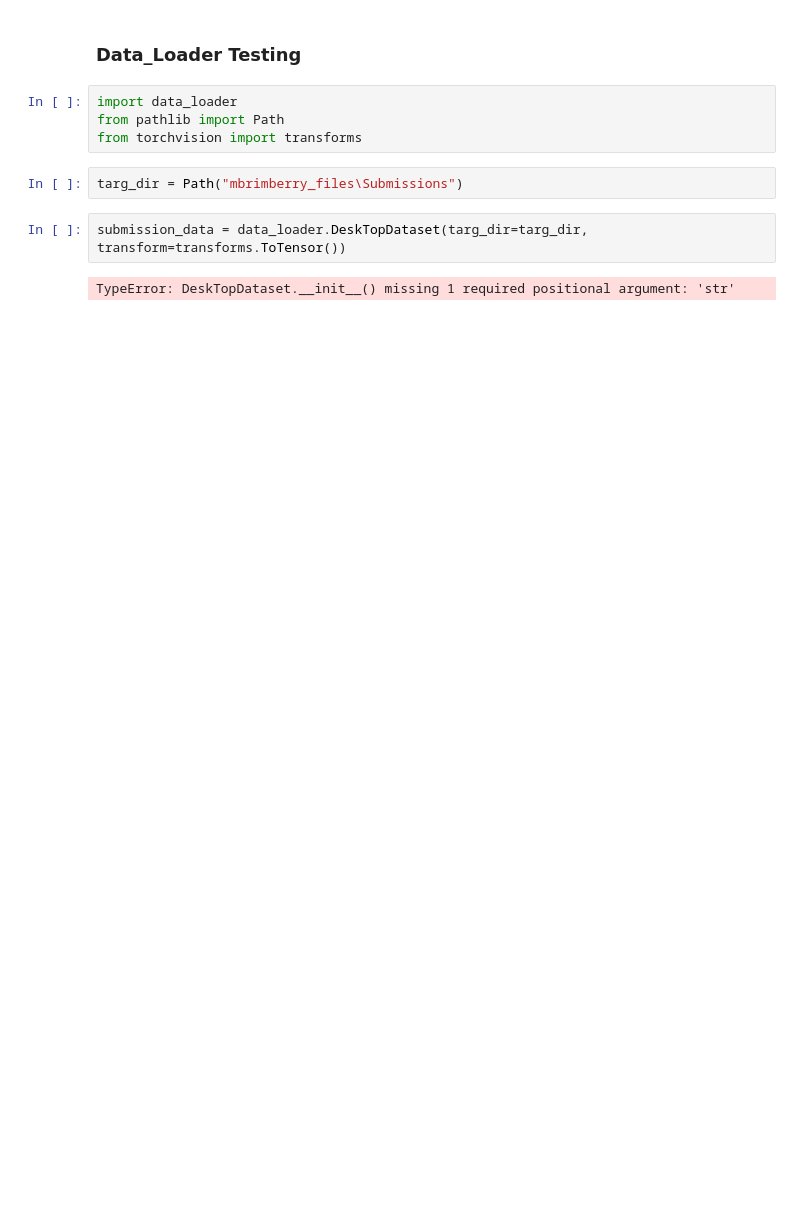
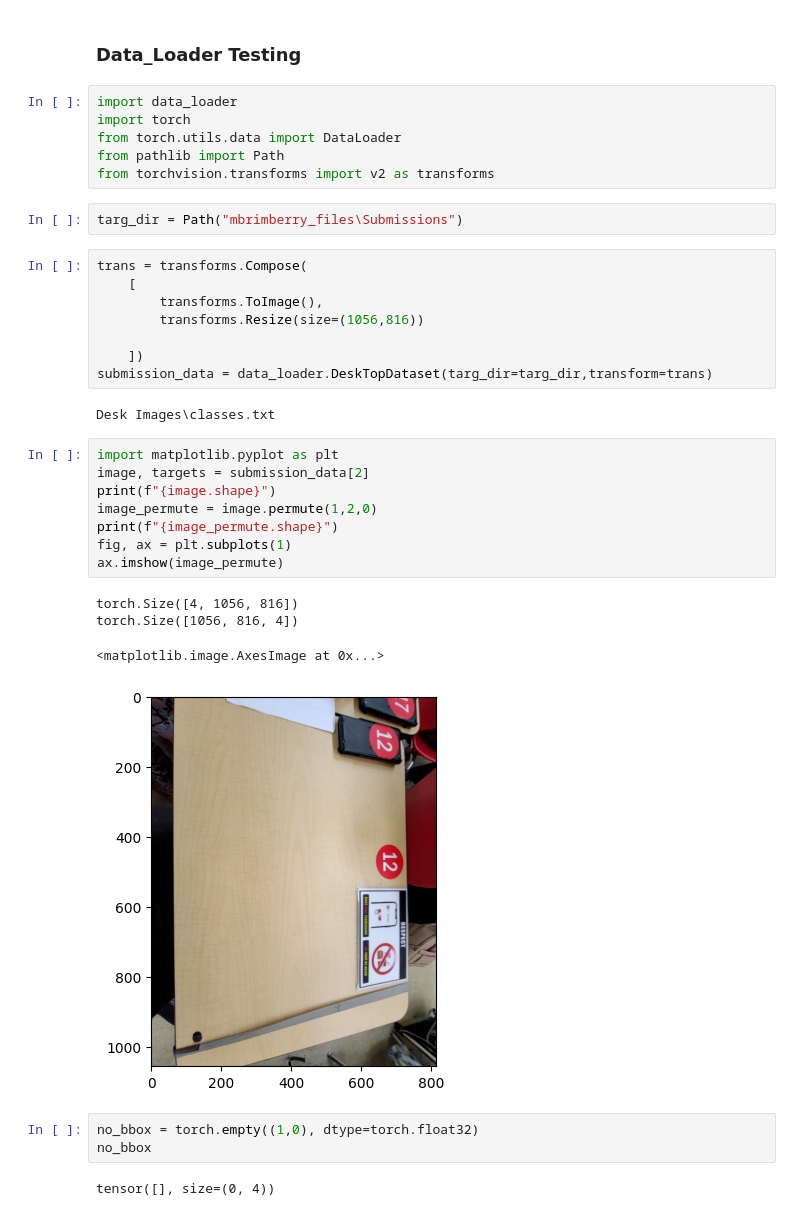
Before and after one commit to Very-Bad-Goose/Senior-Project, a Jupyter notebook: src/data_loader_main.ipynb, the cells around one changed output. Saved outputs shown, nothing was run; the diff lists cells and outputs as text; blank space fills up the shorter version.

Commit message:
Updated data_loader with transforms and fixed dataloader errors

```diff
--- a/src/data_loader_main.ipynb
+++ b/src/data_loader_main.ipynb
@@ -2,11 +2,37 @@
 ### Data_Loader Testing
 # %%
 import data_loader
+import torch
+from torch.utils.data import DataLoader
 from pathlib import Path
-from torchvision import transforms
+from torchvision.transforms import v2 as transforms
 # %%
 targ_dir = Path("mbrimberry_files\Submissions")
-# %%
-submission_data = data_loader.DeskTopDataset(targ_dir=targ_dir, transform=transforms.ToTensor())
-# %% [output]
-TypeError: DeskTopDataset.__init__() missing 1 required positional argument: 'str'
+# %%
+trans = transforms.Compose(
+    [
+        transforms.ToImage(),
+        transforms.Resize(size=(1056,816))
+
+    ])
+submission_data = data_loader.DeskTopDataset(targ_dir=targ_dir,transform=trans)
+# %% [output]
+Desk Images\classes.txt
+# %%
+import matplotlib.pyplot as plt
+image, targets = submission_data[2]
+print(f"{image.shape}")
+image_permute = image.permute(1,2,0)
+print(f"{image_permute.shape}")
+fig, ax = plt.subplots(1)
+ax.imshow(image_permute)
+# %% [output]
+torch.Size([4, 1056, 816])
+torch.Size([1056, 816, 4])
+<matplotlib.image.AxesImage at 0x...>
+[figure, added]
+# %%
+no_bbox = torch.empty((1,0), dtype=torch.float32)
+no_bbox
+# %% [output]
+tensor([], size=(0, 4))
```
Also changed, not shown: parts of 9 cells of this notebook, 2 other files.
